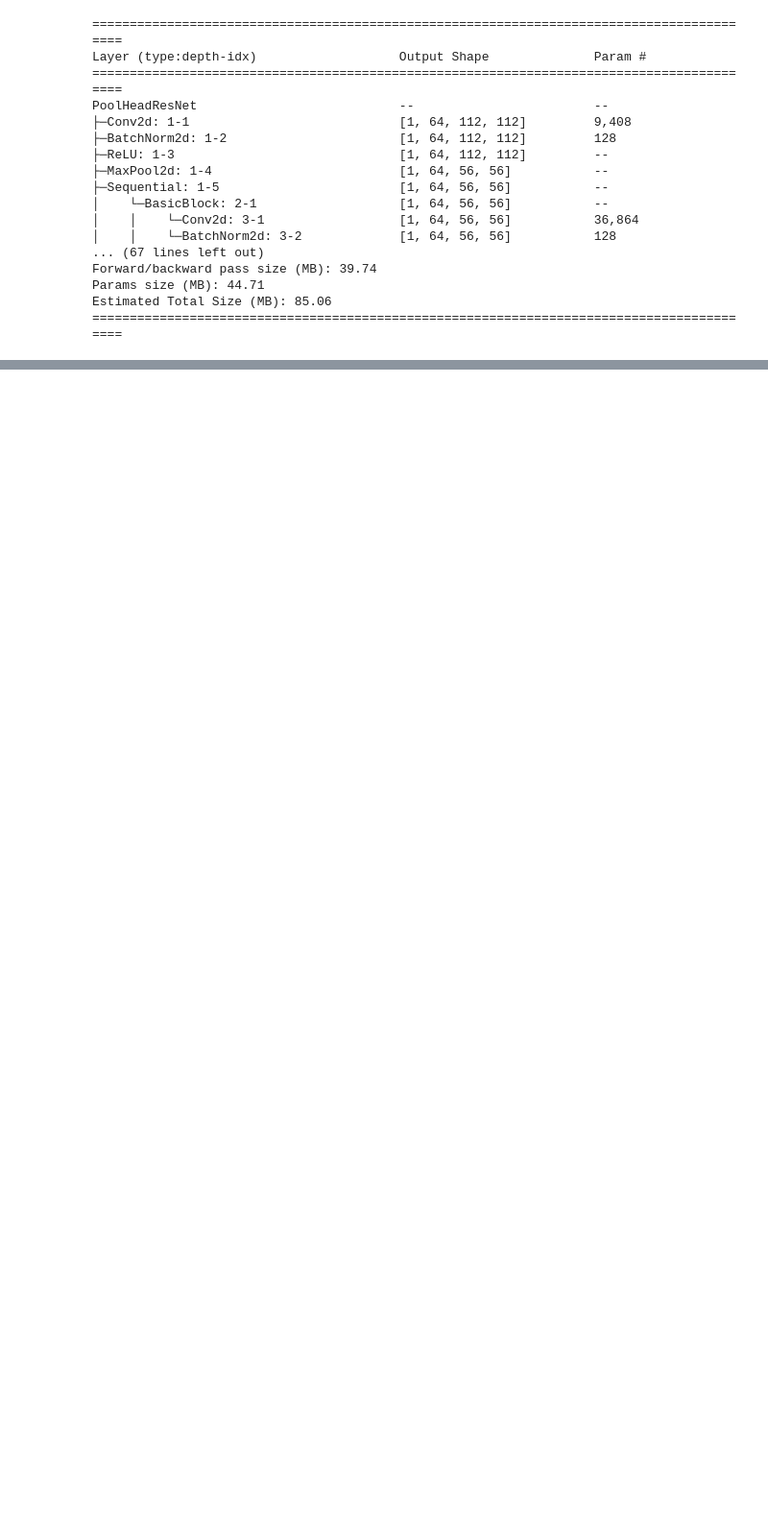
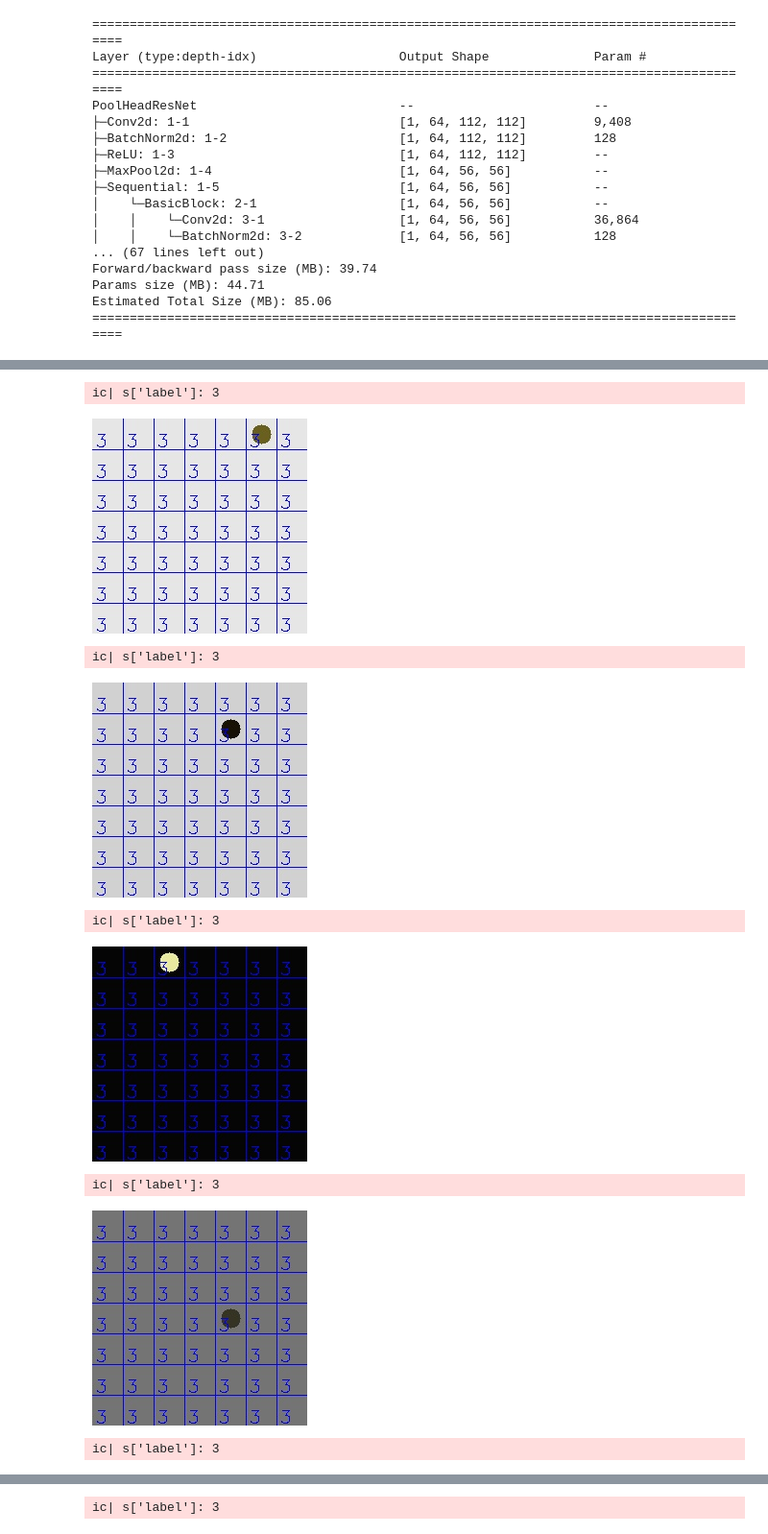
Before and after one commit to kevindoran/color, a Jupyter notebook: notebooks/experiment_1_4_log.ipynb, the cells around one changed output, grey strips where cells are left out. Shown at 96% size. Cells and saved outputs as stored; diff of their text form; code cells hidden in the pictures; blank space fills up the shorter version.

```diff
--- a/notebooks/experiment_1_4_log.ipynb
+++ b/notebooks/experiment_1_4_log.ipynb
@@ -239,0 +272,4 @@ tensor(5.4190)
+# %%
+def mle(input_, target, pos, mask):
+    """Loss function where each output unit is a classification."""
+    return torch.nn.functional.cross_entropy(input_, target, reduction='mean')
@@ -430,0 +560,25 @@ array([[3, 3, 3, 3, 0, 3, 3],
+# %%
+interesting_samples = [test_ds[i] for i in range(30,40)]
+model = models[1]
+for s in interesting_samples:
+    img = s['image']
+    label_grid = s['label_grid']
+    sp = nc.data.cell_shape(label_grid.shape, img.shape)
+    input_ = torch.unsqueeze(data_transform(img), 0)
+    input_ = input_.to(device)
+    output = model(input_)
+    ans = torch.argmax(output, 1)[0]
+    ic(s['label'])
+    ans = ans.cpu().detach().numpy()
+    nc.data.draw_overlay(img, ans)
+    imshow(img)
+# %% [output]
+ic| s['label']: 3
+[figure, added]
+ic| s['label']: 3
+[figure, added]
+ic| s['label']: 3
+[figure, added]
+ic| s['label']: 3
+[figure, added]
+ic| s['label']: 3
@@ -430,0 +586 @@ array([[3, 3, 3, 3, 0, 3, 3],
+ic| s['label']: 3
```
Also changed, not shown: parts of 46 cells of this notebook, 8 other files.
